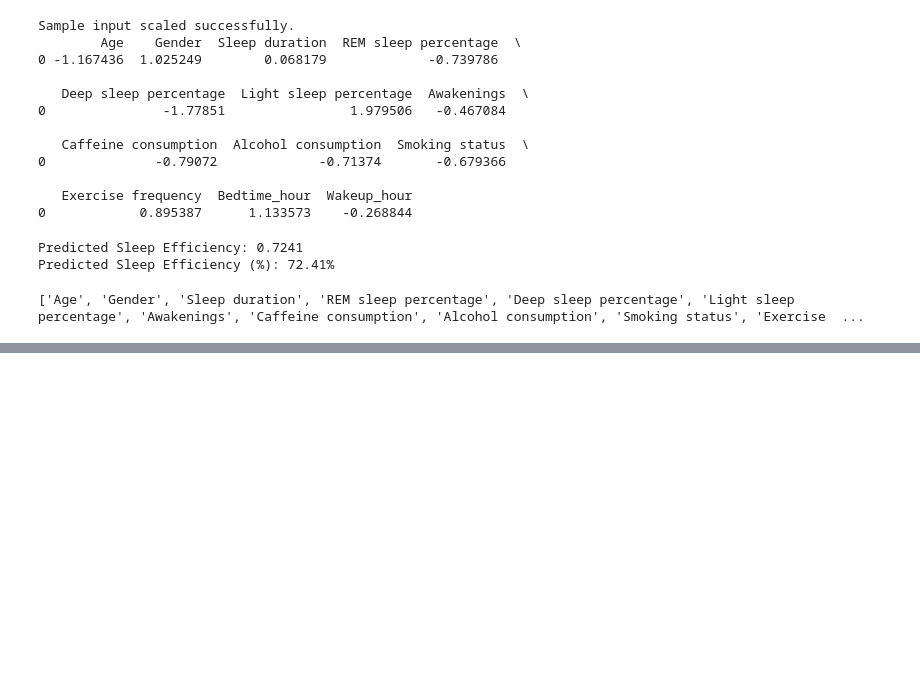
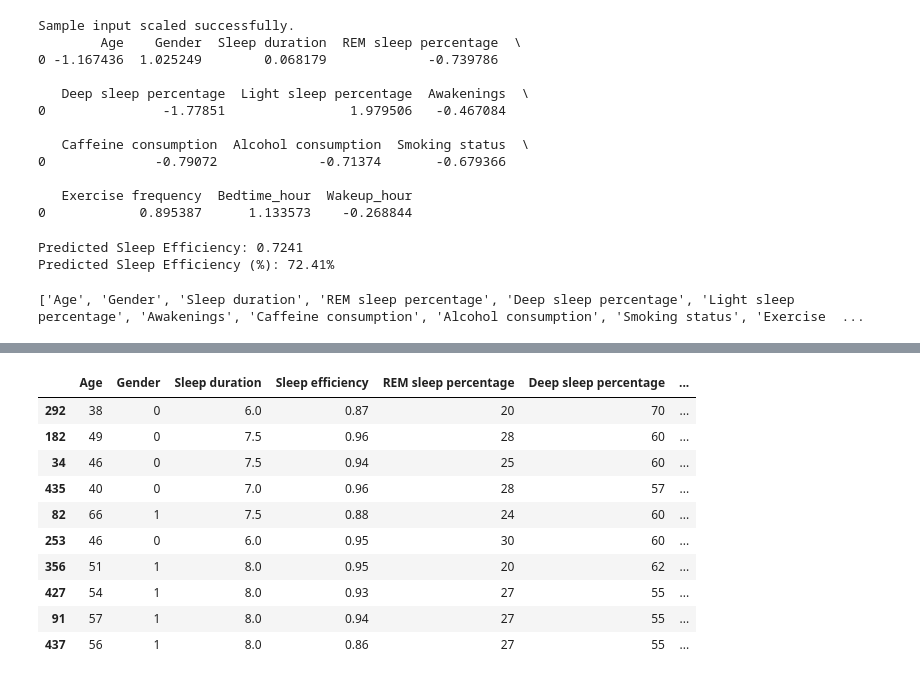
Before and after one commit to KalaiselvamK23/Sleep-Quality-Tracker, a Jupyter notebook: notebooks/01_Exploratory_Data_Analysis.ipynb, the cells around one changed output, grey strips where cells are left out. Cells and saved outputs as stored; diff of their text form; code cells hidden in the pictures; blank space fills up the shorter version.

```diff
--- a/notebooks/01_Exploratory_Data_Analysis.ipynb
+++ b/notebooks/01_Exploratory_Data_Analysis.ipynb
@@ -965,0 +997,25 @@ print(X.columns.tolist())
+# %%
+valid_predictions = df_check[
+    (df_check["Caffeine consumption"] <= 20) &
+    (df_check["Alcohol consumption"] <= 20) &
+    (df_check["Exercise frequency"] <= 20) &
+    (df_check["Awakenings"] <= 20) &
+    (df_check["Predicted Efficiency"] >= 0.90)
+]
+
+valid_predictions.sort_values(
+    "Predicted Efficiency",
+    ascending=False
+).head(10)
+# %% [output]
+|  | Age | Gender | Sleep duration | Sleep efficiency | REM sleep percentage | Deep sleep percentage | ... |
+| 292 | 38 | 0 | 6.0 | 0.87 | 20 | 70 | ... |
+| 182 | 49 | 0 | 7.5 | 0.96 | 28 | 60 | ... |
+| 34 | 46 | 0 | 7.5 | 0.94 | 25 | 60 | ... |
+| 435 | 40 | 0 | 7.0 | 0.96 | 28 | 57 | ... |
+| 82 | 66 | 1 | 7.5 | 0.88 | 24 | 60 | ... |
+| 253 | 46 | 0 | 6.0 | 0.95 | 30 | 60 | ... |
+| 356 | 51 | 1 | 8.0 | 0.95 | 20 | 62 | ... |
+| 427 | 54 | 1 | 8.0 | 0.93 | 27 | 55 | ... |
+| 91 | 57 | 1 | 8.0 | 0.94 | 27 | 55 | ... |
+| 437 | 56 | 1 | 8.0 | 0.86 | 27 | 55 | ... |
```
Also changed, not shown: parts of 4 cells of this notebook, 4 other files.
